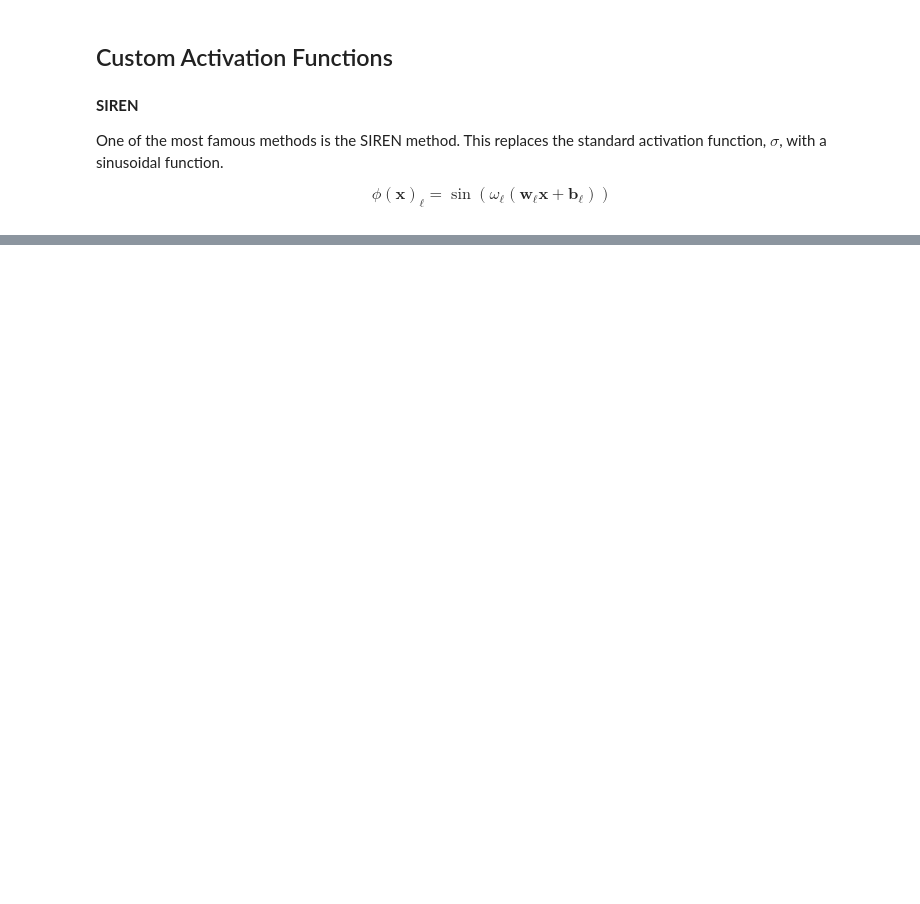
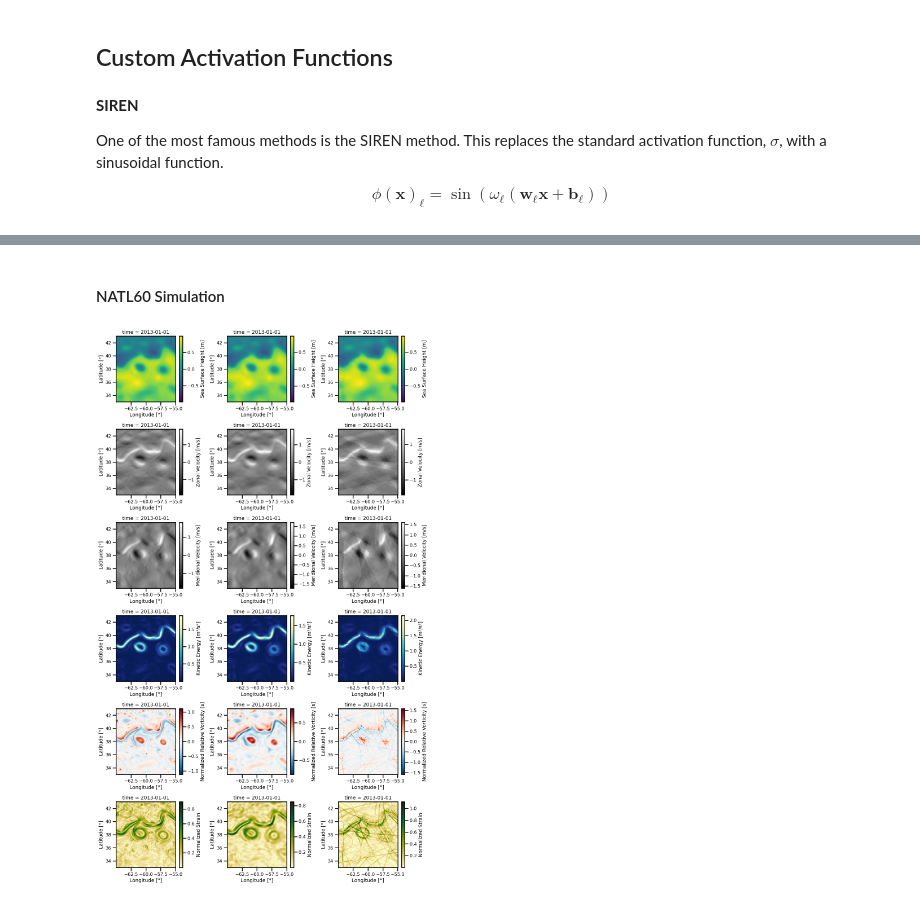
Before and after one commit to jejjohnson/jejeqx, a Jupyter notebook: notebooks/dev/nerfs/1.2_gradients.ipynb, the cells around one changed output, grey strips where cells are left out. Saved outputs shown, nothing was run; the diff lists cells and outputs as text; code cells hidden in the pictures; blank space fills up the shorter version.

```diff
--- a/notebooks/dev/nerfs/1.2_gradients.ipynb
+++ b/notebooks/dev/nerfs/1.2_gradients.ipynb
@@ -475,4 +469,4 @@ trainer.save_model("checkpoint_model_mlp_ssh.ckpt")
 # trainer.save_state("checkpoint_state.ckpt")
 # %%
-out, metrics = trainer.predict_model(dm.predict_dataloader())
+out, metrics = trainer.test_model(dm.test_dataloader())
 metrics
@@ -620,5 +588,5 @@ Wall time: 1.35 s
 # %%
-# trainer.load_model("checkpoint_model_rff_ssh.ckpt")
+trainer.load_model("./checkpoints/checkpoint_model_rff_ssh.ckpt")
 # %%
 %%time
 
@@ -802,9 +628,0 @@ import jejeqx._src.viz.geostrophic as geo_plot
-# %%
-def get_cbar_label(da):
-    name = da.attrs["long_name"]
-    units = da.attrs["units"]
-    if units == "":
-        label = f"{name}"
-    else:
-        label = f"{name} [{units}]"
-    return label
@@ -875,0 +675,4 @@ plot_analysis(ds_siren_analysis, )
+# %%
+ds_rfe = calculate_physical_quantities(xrda.ssh_rfe)
+ds_natl60 = calculate_physical_quantities(xrda.sossheig)
+ds_mlp = calculate_physical_quantities(xrda.ssh_mlp)
@@ -875,0 +728,14 @@ plot_analysis(ds_siren_analysis, )
+# %% [markdown]
+#### NATL60 Simulation
+# %%
+fig, ax = plot_analysis_vars([
+    ds_natl60.isel(time=0),
+    ds_rfe.isel(time=0),
+    ds_mlp.isel(time=0)],
+)
+plt.show()
+
+# fig, ax = plot_analysis_psd_iso(ds_psd_natl60)
+# plt.show()
+# %% [output]
+[figure, added]
```
Also changed, not shown: parts of 43 cells of this notebook, 6 other files.
